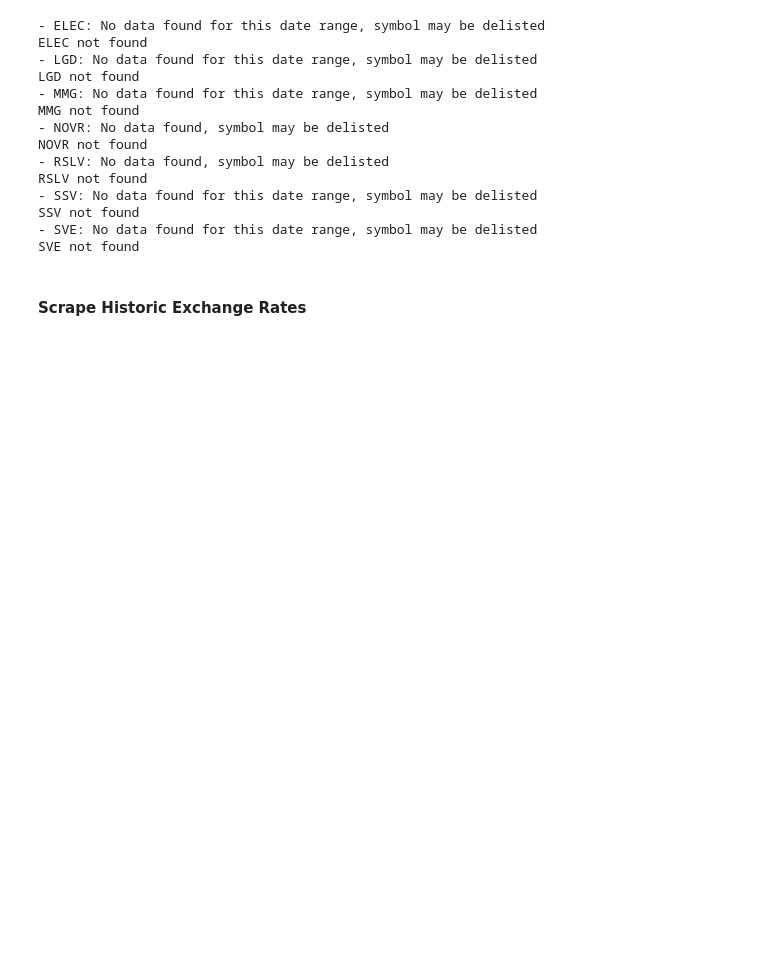
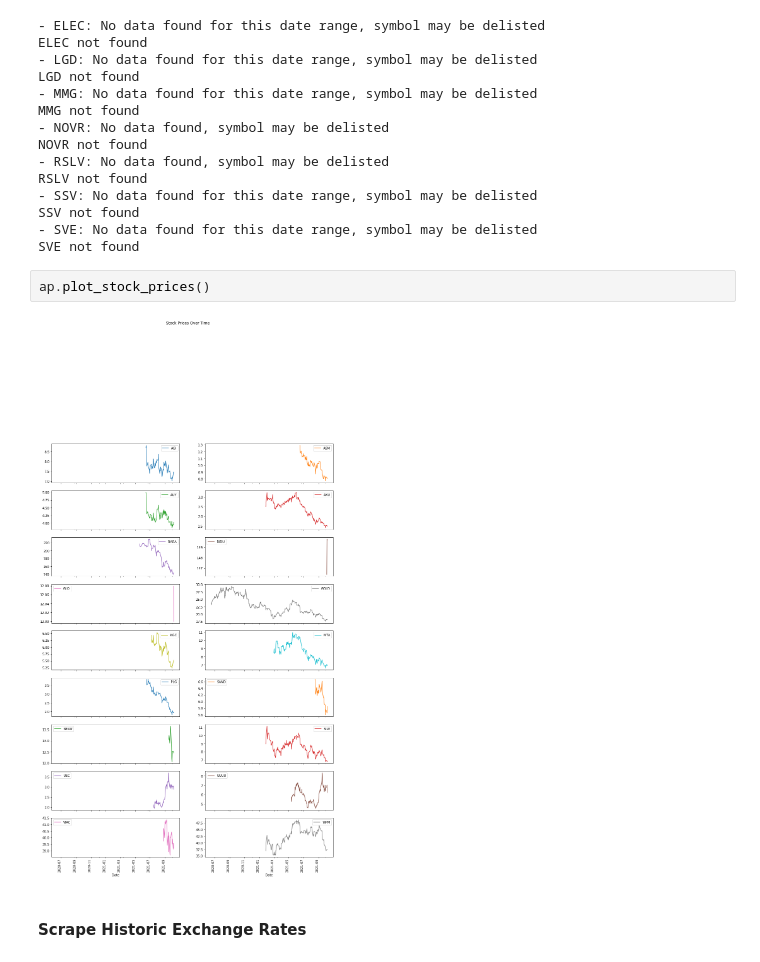
Before and after one commit to Crone1/Stock-Portfolio-Website, a Jupyter notebook: Analyse_Transactions.ipynb, the cells around one changed output. Saved outputs shown, nothing was run; the diff lists cells and outputs as text; blank space fills up the shorter version.

Commit message:
1. Create code to plot scraped exchange & stock price data 2. Finish code to create valuation table for specific stock

```diff
--- a/Analyse_Transactions.ipynb
+++ b/Analyse_Transactions.ipynb
@@ -95,6 +95,10 @@ RSLV not found
 SSV not found
 - SVE: No data found for this date range, symbol may be delisted
 SVE not found
+# %%
+ap.plot_stock_prices()
+# %% [output]
+[figure, added]
 # %% [markdown]
 #### Scrape Historic Exchange Rates
 # %%
```
Also changed, not shown: parts of 3 cells of this notebook, 1 other file.
